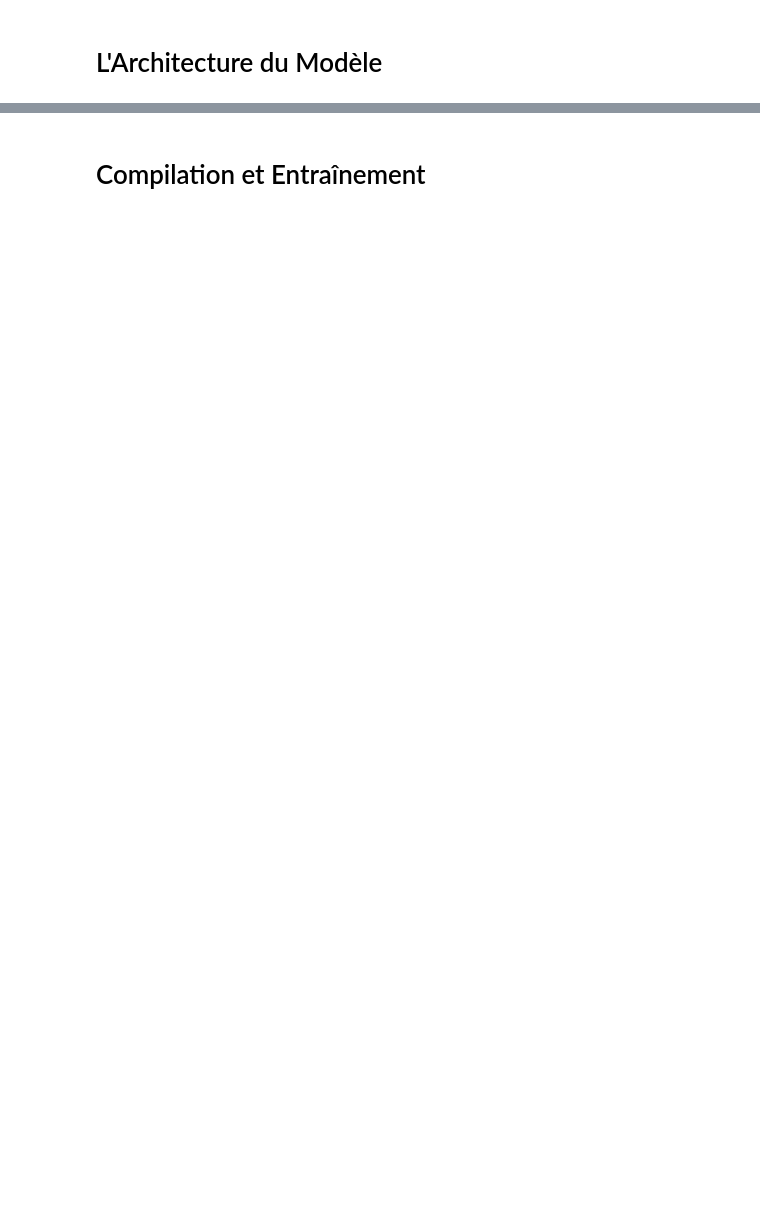
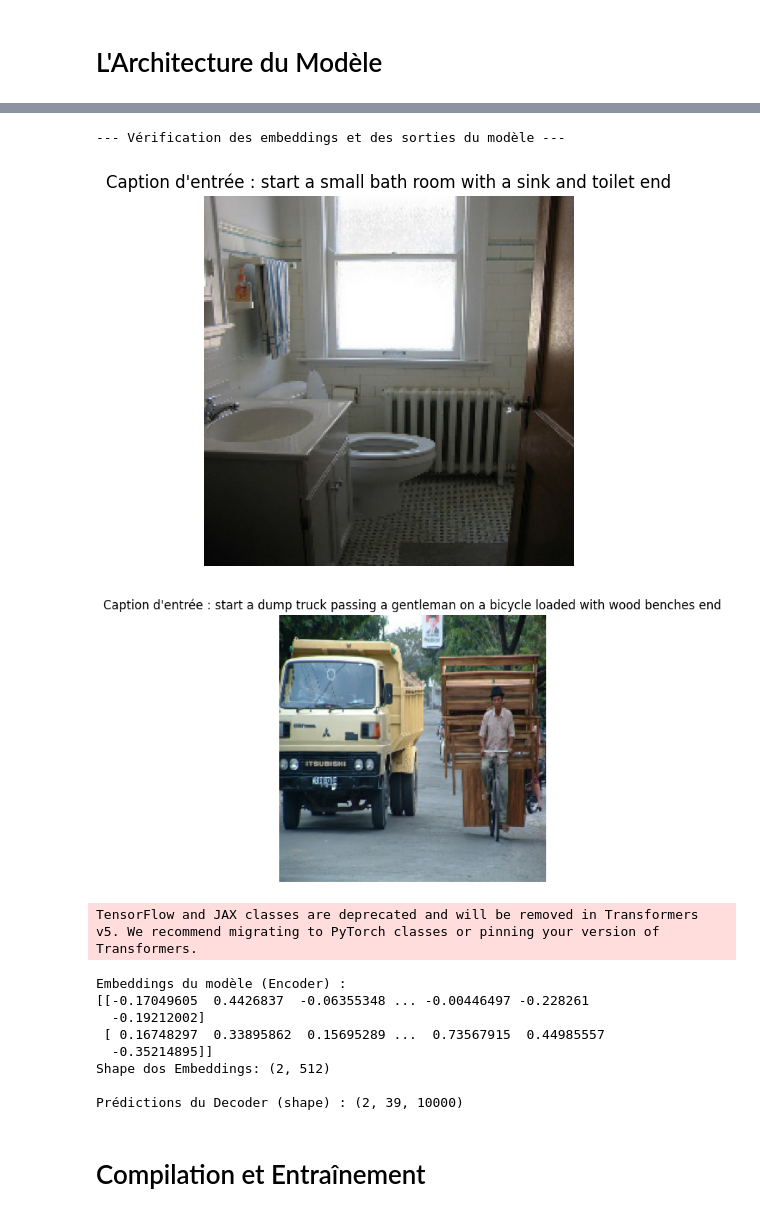
Before and after one commit to YuetongLU7/Image-Captioning---Deep-Learning-Project, a Jupyter notebook: DeepLearningAvancee.ipynb, the cells around one changed output, grey strips where cells are left out. Saved outputs shown, nothing was run; the diff lists cells and outputs as text; code cells hidden in the pictures; blank space fills up the shorter version.

```diff
--- a/DeepLearningAvancee.ipynb
+++ b/DeepLearningAvancee.ipynb
@@ -241,0 +256,20 @@ Pipelines de données d'entraînement et de validation créés.
+# %%
+# Inspecter un batch du dataset d'entraînement
+print("Inspection du dataset d'entraînement:")
+for inputs, targets in dataset_train.take(1):
+    print("  Inputs (image_pixels):", inputs["image_pixels"].shape, inputs["image_pixels"].dtype)
+    print("  Inputs (caption_sequence):", inputs["caption_sequence"].shape, inputs["caption_sequence"].dtype)
+    print("  Targets:", targets.shape, targets.dtype)
+    print("  Exemple de caption_sequence (première entrée):", inputs["caption_sequence"][0].numpy())
+    print("  Exemple de target (première entrée):", targets[0].numpy())
+
+# Inspecter un batch du dataset de validation
+print("\nInspection du dataset de validation:")
+for inputs, targets in dataset_val.take(1):
+    print("  Inputs (image_pixels):", inputs["image_pixels"].shape, inputs["image_pixels"].dtype)
+    print("  Inputs (caption_sequence):", inputs["caption_sequence"].shape, inputs["caption_sequence"].dtype)
+    print("  Targets:", targets.shape, targets.dtype)
+    print("  Exemple de caption_sequence (première entrée):", inputs["caption_sequence"][0].numpy())
+    print("  Exemple de target (première entrée):", targets[0].numpy())
+
+print("Inspection des datasets terminée.")
@@ -326,3 +481,51 @@ If your task is similar to the task the model of the checkpoint was trained on,
+# %%
+print("\n--- Vérification des embeddings et des sorties du modèle ---")
+
+# On prend 1 batch du dataset d'entraînement
+for (inputs, targets) in dataset_train.take(1):
+    images = inputs["image_pixels"][:2]       # 2 images
+    captions = inputs["caption_sequence"][:2] # 2 séquences de captions
+
+    # Affichage des images et leurs captions (décodées)
+    for i in range(2):
+
+        img_display = images[i].numpy() * 255.0
+        img_display = img_display.astype(np.uint8)
+
+        caption_tokens = captions[i].numpy()
+        caption_mots = [vectorisation.get_vocabulary()[token] for token in caption_tokens if token != 0]
+        caption_texte = " ".join(caption_mots)
+
+        plt.imshow(img_display) # Usa a imagem corrigida
+        plt.axis('off')
+        plt.title(f"Caption d'entrée : {caption_texte}")
+        plt.show()
+
+    # Test embeddings avec l'Encoder
+    # (O 'do_rescale=False' que você adicionou é uma boa prática aqui)
+    embeddings = encodeur_instance(images)
+    print("Embeddings du modèle (Encoder) :")
+    print(embeddings.numpy())
+    print("Shape dos Embeddings:", embeddings.shape)
+
+    # Test prédictions du Decoder
+    image_embeddings_proj = decodeur_instance.proj(embeddings)
+    initial_states = [image_embeddings_proj, image_embeddings_proj]
+    predictions, _ = decodeur_instance(captions, initial_states)
+    print("\nPrédictions du Decoder (shape) :", predictions.shape)
+# %% [output]
+--- Vérification des embeddings et des sorties du modèle ---
+[figure, added]
+[figure, added]
+TensorFlow and JAX classes are deprecated and will be removed in Transformers v5. We recommend migrating to PyTorch classes or pinning your version of Transformers.
+Embeddings du modèle (Encoder) :
+[[-0.17049605  0.4426837  -0.06355348 ... -0.00446497 -0.228261
+  -0.19212002]
+ [ 0.16748297  0.33895862  0.15695289 ...  0.73567915  0.44985557
+  -0.35214895]]
+Shape dos Embeddings: (2, 512)
+
+Prédictions du Decoder (shape) : (2, 39, 10000)
 # %% [markdown]
 # Compilation et Entraînement
 # %%
```
Also changed, not shown: parts of 24 cells of this notebook.
